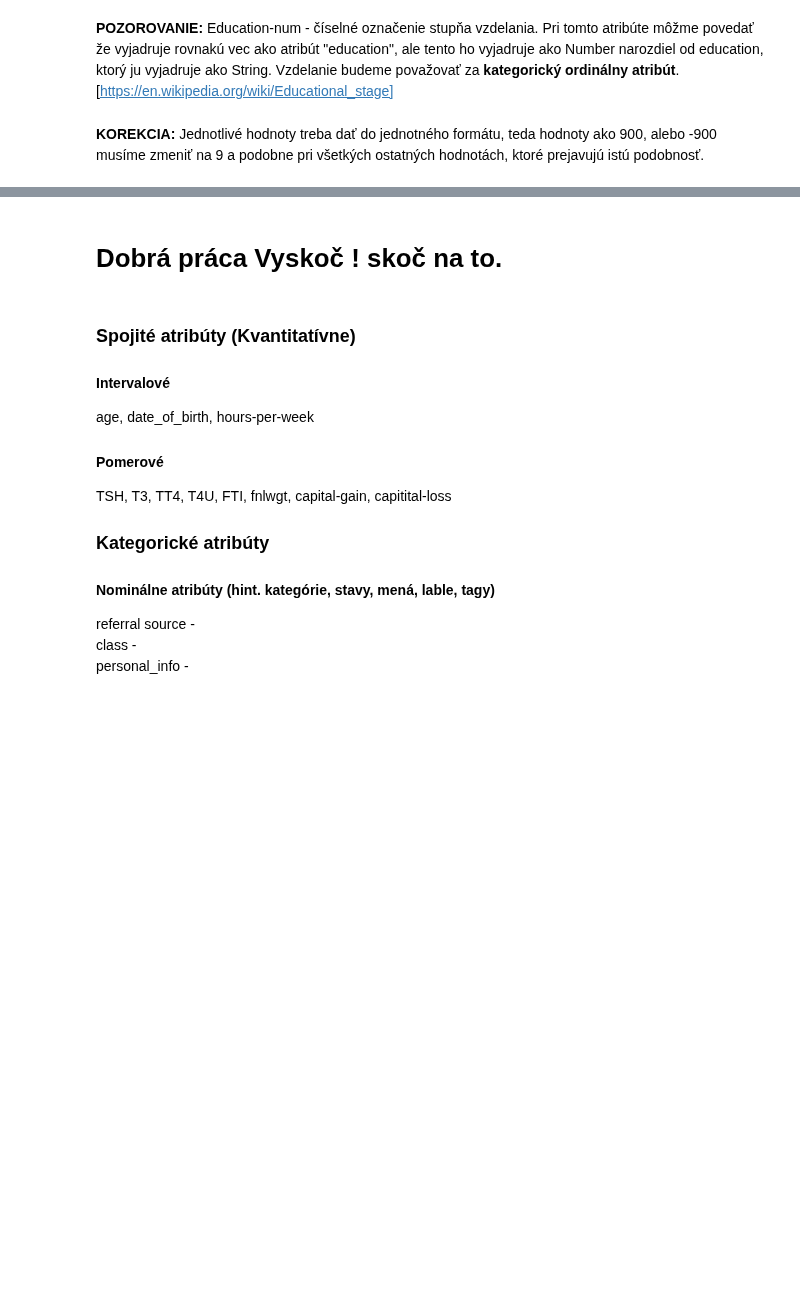
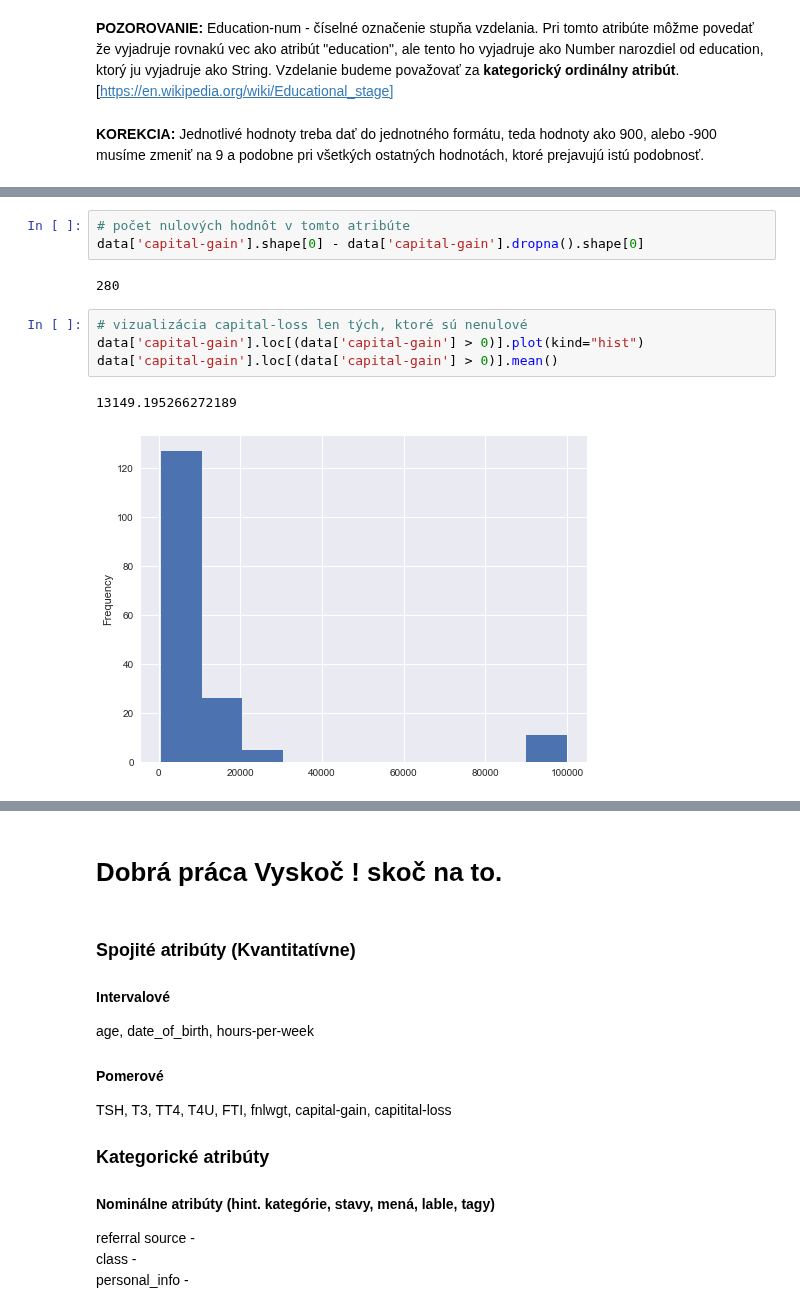
Before and after one commit to PeterJurkacek/IAU_2018_Jurkacek_Vyskoc, a Jupyter notebook: prieskumna_analyza.ipynb, the cells around one changed output, grey strips where cells are left out. Cells and saved outputs as stored; diff of their text form; blank space fills up the shorter version.

```diff
--- a/prieskumna_analyza.ipynb
+++ b/prieskumna_analyza.ipynb
@@ -755,0 +1261,12 @@ data['education-num'].value_counts().plot(kind='bar')
+# %%
+# počet nulových hodnôt v tomto atribúte
+data['capital-gain'].shape[0] - data['capital-gain'].dropna().shape[0]
+# %% [output]
+280
+# %%
+# vizualizácia capital-loss len tých, ktoré sú nenulové
+data['capital-gain'].loc[(data['capital-gain'] > 0)].plot(kind="hist")
+data['capital-gain'].loc[(data['capital-gain'] > 0)].mean()
+# %% [output]
+13149.195266272189
+[figure, added]
```
Also changed, not shown: parts of 119 cells of this notebook.
